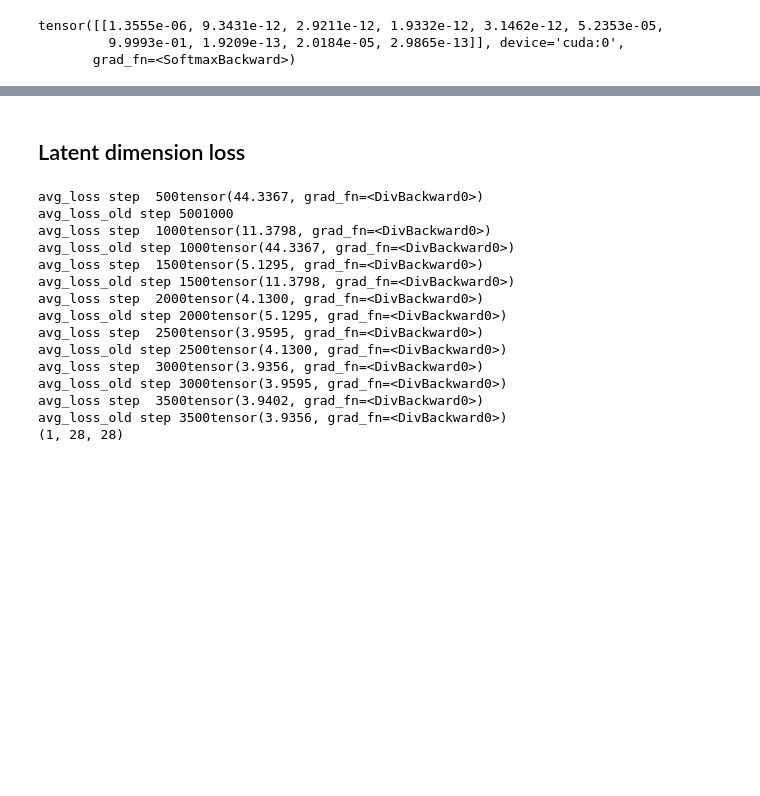
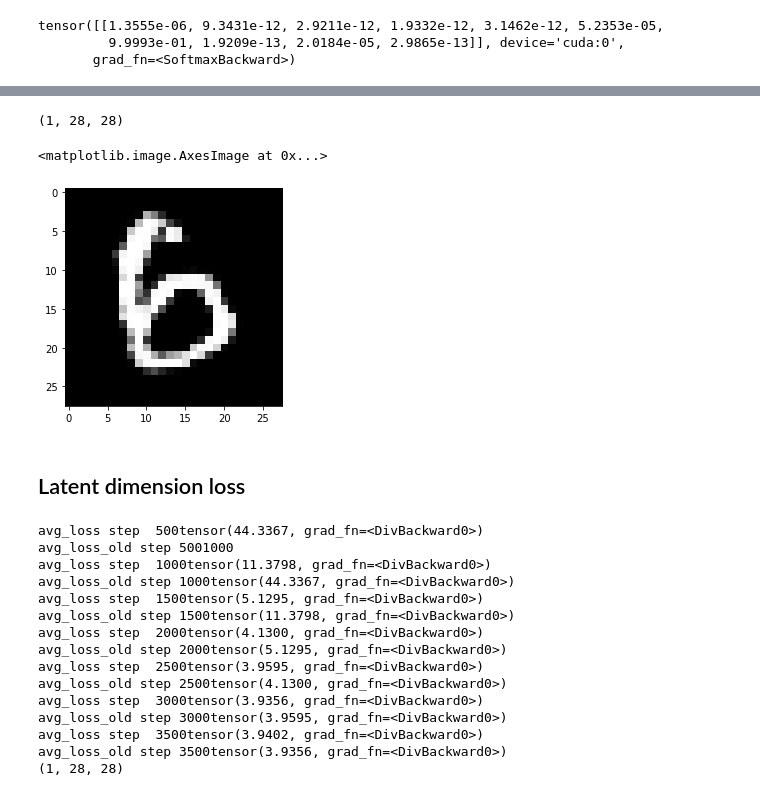
Before and after one commit to Mahantesh-Pattadkal-1993/CounterFactuals_GANs, a Jupyter notebook: Counterfactual_Computation.ipynb, the cells around one changed output, grey strips where cells are left out. Saved outputs shown, nothing was run; the diff lists cells and outputs as text; code cells hidden in the pictures; blank space fills up the shorter version.

```diff
--- a/Counterfactual_Computation.ipynb
+++ b/Counterfactual_Computation.ipynb
@@ -237,3 +290,13 @@ tensor([[1.3555e-06, 9.3431e-12, 2.9211e-12, 1.9332e-12, 3.1462e-12, 5.2353e-05,
+# %%
+G_img= G(z) #generate the img
+G_img = G_img.to('cpu')  # bring it to cpu
+npimgs = G_img[0].detach().numpy()  #plot the image
+print(npimgs.shape)
+plt.imshow(npimgs[0],cmap='Greys_r')
+# %% [output]
+(1, 28, 28)
+<matplotlib.image.AxesImage at 0x...>
+[figure, added]
 # %% [markdown]
 ## Latent dimension loss
 # %%
```
Also changed, not shown: parts of 27 cells of this notebook.
